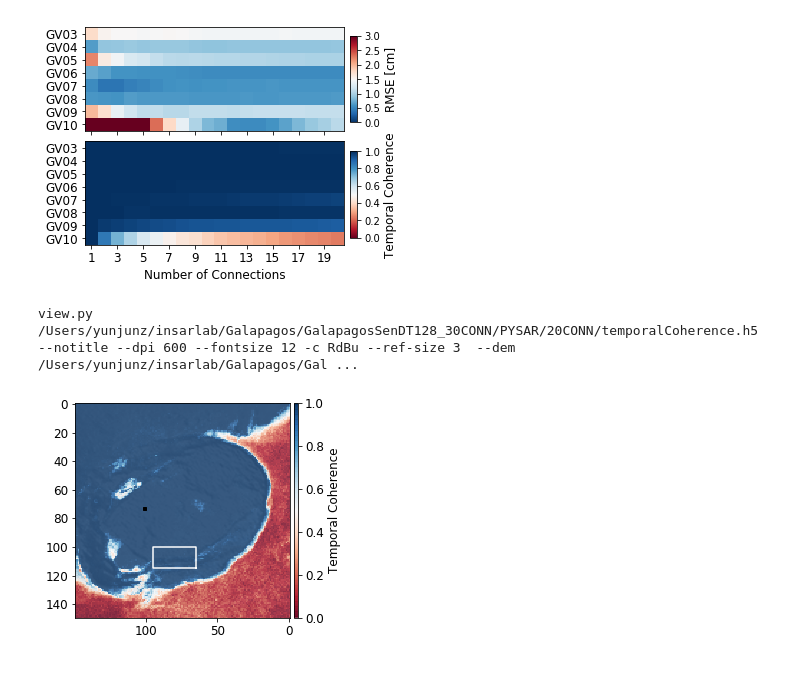
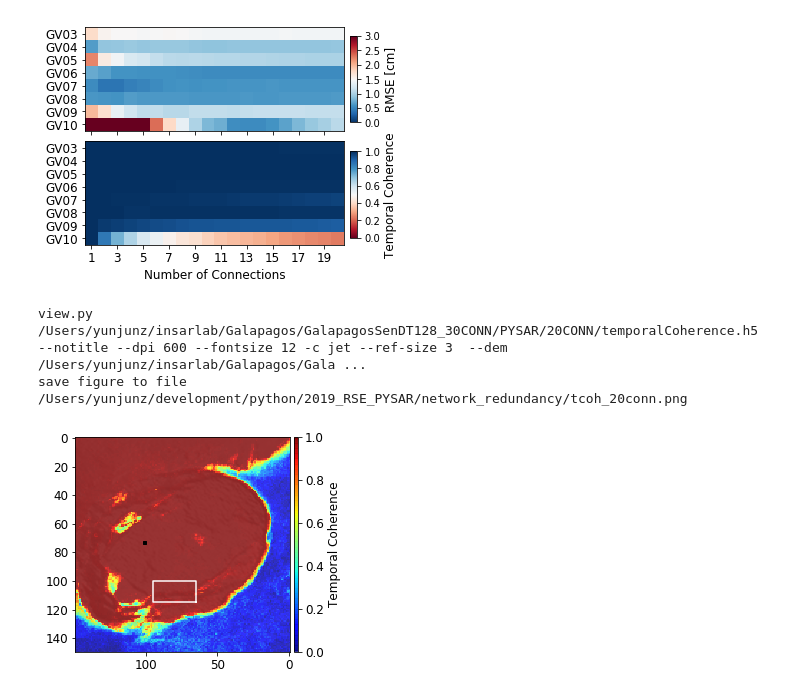
Before and after one commit to geodesymiami/Yunjun_et_al-2019-MintPy, a Jupyter notebook: Fig_15_network_redundancy.ipynb, the cells around one changed output. Cells and saved outputs as stored; diff of their text form; code cells hidden in the pictures.

```diff
--- a/Fig_15_network_redundancy.ipynb
+++ b/Fig_15_network_redundancy.ipynb
@@ -184,28 +186,31 @@ temp coherence for GV10: [1.         0.85934857 0.73651145 0.65498674 0.57881503
 # %%
 ## Plot Supp Figure - Temporal Coherence with 20 conn
 tcoh_file = os.path.join(proj_dir, '20CONN/temporalCoherence.h5')
 tmpl_file = os.path.join(proj_dir, 'template.txt')
 geom_file = os.path.join(proj_dir, 'INPUTS/geometryRadar.h5')
 aoi = readfile.read_template(tmpl_file)['pysar.network.aoiYX']
 aoiy, aoix = aoi.split(',')
 y0, y1 = [int(i) for i in aoiy.split(':')]
 x0, x1 = [int(i) for i in aoix.split(':')]
 
 fig, ax = plt.subplots(figsize=[4, 4])
 # call view.py to plot
-cmd = 'view.py {} --notitle --dpi 600 --fontsize 12 -c RdBu --ref-size 3 '.format(tcoh_file)
+cmd = 'view.py {} --notitle --dpi 600 --fontsize 12 -c jet --ref-size 3 '.format(tcoh_file)
 cmd += ' --dem {} --dem-nocontour '.format(geom_file)
 print(cmd)
 d_v, atr, inps = view.prep_slice(cmd, print_msg=False)
 inps.cbar_label = "Temporal Coherence"
 ax, inps, im, cbar = view.plot_slice(ax, d_v, atr, inps, print_msg=False)
 
 # plot AOI
 xx = [x0, x1, x1, x0, x0]
 yy = [y1, y1, y0, y0, y1]
 ax.plot(xx, yy, color='w')
-plt.savefig('tcoh_20conn.png', bbox_inches='tight', transparent=True, dpi=fig_dpi)
+out_file = os.path.join(os.getcwd(), 'tcoh_20conn.png')
+print('save figure to file', out_file)
+plt.savefig(out_file, bbox_inches='tight', transparent=True, dpi=fig_dpi)
 plt.show()
 # %% [output]
-view.py /Users/yunjunz/insarlab/Galapagos/GalapagosSenDT128_30CONN/PYSAR/20CONN/temporalCoherence.h5 --notitle --dpi 600 --fontsize 12 -c RdBu --ref-size 3  --dem /Users/yunjunz/insarlab/Galapagos/Gal ...
+view.py /Users/yunjunz/insarlab/Galapagos/GalapagosSenDT128_30CONN/PYSAR/20CONN/temporalCoherence.h5 --notitle --dpi 600 --fontsize 12 -c jet --ref-size 3  --dem /Users/yunjunz/insarlab/Galapagos/Gala ...
+save figure to file /Users/yunjunz/development/python/2019_RSE_PYSAR/network_redundancy/tcoh_20conn.png
-[figure, old version]
+[figure, new version]
```
Also changed, not shown: parts of 1 cell of this notebook, 17 other files.
